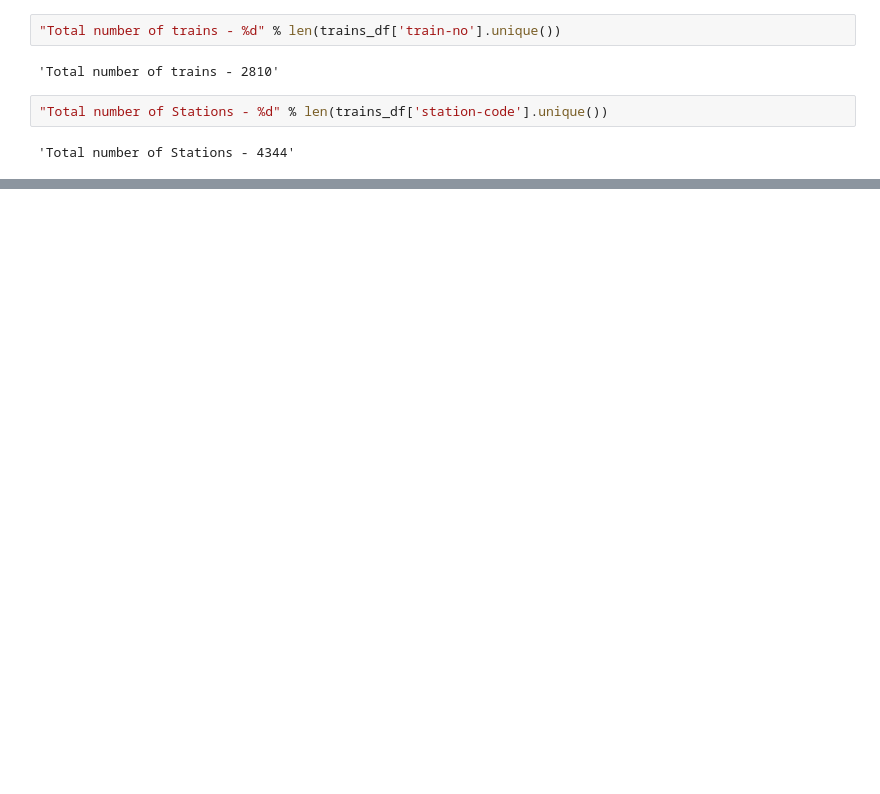
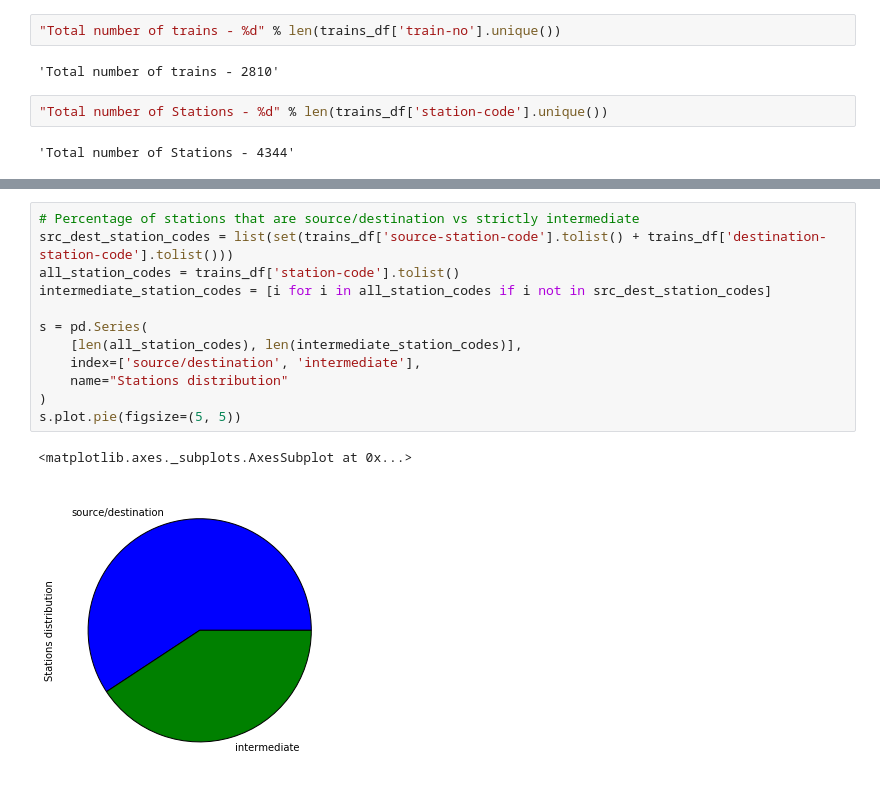
Before and after one commit to gnithin/python-pune-meetup, a Jupyter notebook: Train Time table analysis.ipynb, the cells around one changed output, grey strips where cells are left out. Saved outputs shown, nothing was run; the diff lists cells and outputs as text; blank space fills up the shorter version.

```diff
--- a/Train Time table analysis.ipynb
+++ b/Train Time table analysis.ipynb
@@ -79,0 +106,15 @@ Data analysis part
+# %%
+# Percentage of stations that are source/destination vs strictly intermediate
+src_dest_station_codes = list(set(trains_df['source-station-code'].tolist() + trains_df['destination-station-code'].tolist()))
+all_station_codes = trains_df['station-code'].tolist()
+intermediate_station_codes = [i for i in all_station_codes if i not in src_dest_station_codes]
+
+s = pd.Series(
+    [len(all_station_codes), len(intermediate_station_codes)],
+    index=['source/destination', 'intermediate'],
+    name="Stations distribution"
+)
+s.plot.pie(figsize=(5, 5))
+# %% [output]
+<matplotlib.axes._subplots.AxesSubplot at 0x...>
+[figure, added]
```
Also changed, not shown: parts of 3 cells of this notebook.
